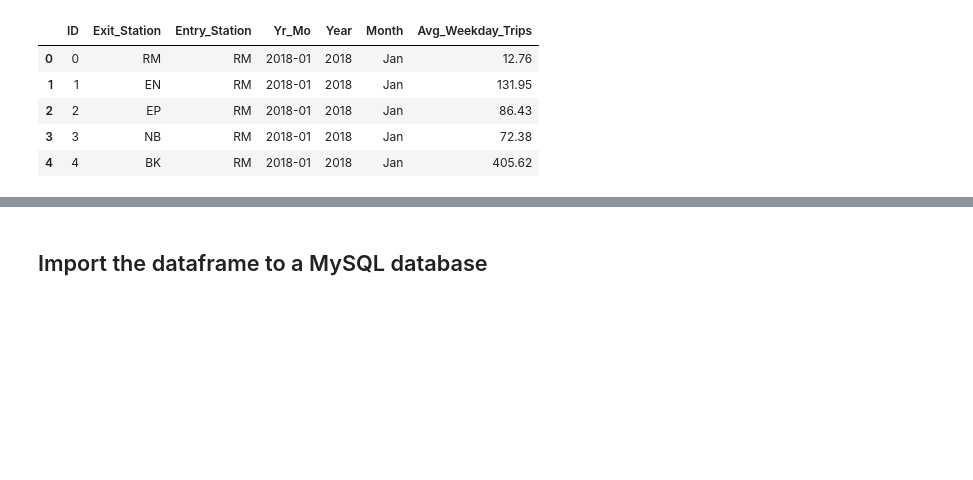
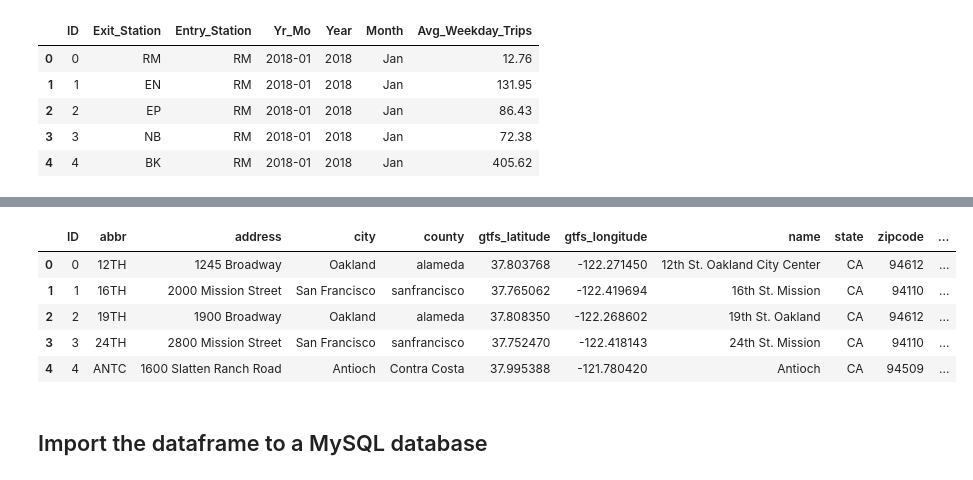
Before and after one commit to contactgokul/BART-ridership, a Jupyter notebook: BART-Ridership_data_processing.ipynb, the cells around one changed output, grey strips where cells are left out. Drawn from its saved outputs; the diff is of its cells as text; code cells hidden in the pictures; blank space fills up the shorter version.

Commit message:
added a dataframe containing BART station metadata

```diff
--- a/BART-Ridership_data_processing.ipynb
+++ b/BART-Ridership_data_processing.ipynb
@@ -228,0 +236,11 @@ ridership.head()
+# %%
+# Load the station name Excel sheet and reset the index
+stations = pd.read_excel(path + "Station_Names.xls")
+stations = stations.reset_index().drop(["index"], axis = 1)
+
+# Rename the columns for brevity
+stations.rename(columns = {"Station Name": "name", "Two-Letter Station Code": "abbr2"},
+                inplace = True)
+
+# Preview the dataframe
+stations.head()
@@ -228,0 +254,8 @@ ridership.head()
+# %%
+# Append new BART stations
+# Pittsburg Center and Antioch stations opened in May 2018
+list_of_series = [pd.Series(["AN", "Antioch"], index = stations.columns),
+                  pd.Series(["PC", "Pittsburg Center"], index = stations.columns)]
+
+stations2 = stations.append(list_of_series, ignore_index= True)
+stations2.head()
@@ -228,0 +269,14 @@ ridership.head()
+# %%
+# Create a dictionary containing station names in "stations" and in "stations_df"
+di = {"12th Street / Oakland City Center": "12th St. Oakland City Center",
+      "16th Street Mission": "16th St. Mission", "Montgomery Street": "Montgomery St.",
+      "24th Street Mission": "24th St. Mission", "Berkeley": "Downtown Berkeley",
+      "19th Street Oakland": "19th St. Oakland", "Bayfair": "Bay Fair",
+      "Civic Center": "Civic Center/UN Plaza", "El Cerrito Del Norte": "El Cerrito del Norte",
+      "North Concord": "North Concord/Martinez", "Powell Street": "Powell St.",
+      "Pleasant Hill": "Pleasant Hill/Contra Costa Centre",
+      "Warm Springs": "Warm Springs/South Fremont"}
+# %%
+# Rename the stations names with stations_df names to match the names during the df merge
+stations2["name"] = stations2["name"].replace(di)
+stations2.head()
@@ -229,3 +290,19 @@ ridership.head()
+# %%
+# Merge stations and station_df using "name"
+metadata = pd.merge(station_df, stations2, on = "name", how = "outer")
+
+# Create a column for the ID
+metadata = metadata.reset_index()
+metadata = metadata.rename(columns = {"index":"ID"})
+
+metadata.head()
+# %% [output]
+|  | ID | abbr | address | city | county | gtfs_latitude | gtfs_longitude | name | state | zipcode | ... |
+| 0 | 0 | 12TH | 1245 Broadway | Oakland | alameda | 37.803768 | -122.271450 | 12th St. Oakland City Center | CA | 94612 | ... |
+| 1 | 1 | 16TH | 2000 Mission Street | San Francisco | sanfrancisco | 37.765062 | -122.419694 | 16th St. Mission | CA | 94110 | ... |
+| 2 | 2 | 19TH | 1900 Broadway | Oakland | alameda | 37.808350 | -122.268602 | 19th St. Oakland | CA | 94612 | ... |
+| 3 | 3 | 24TH | 2800 Mission Street | San Francisco | sanfrancisco | 37.752470 | -122.418143 | 24th St. Mission | CA | 94110 | ... |
+| 4 | 4 | ANTC | 1600 Slatten Ranch Road | Antioch | Contra Costa | 37.995388 | -121.780420 | Antioch | CA | 94509 | ... |
 # %% [markdown]
 ## Import the dataframe to a MySQL database
 # %%
```
Also changed, not shown: parts of 17 cells of this notebook.
